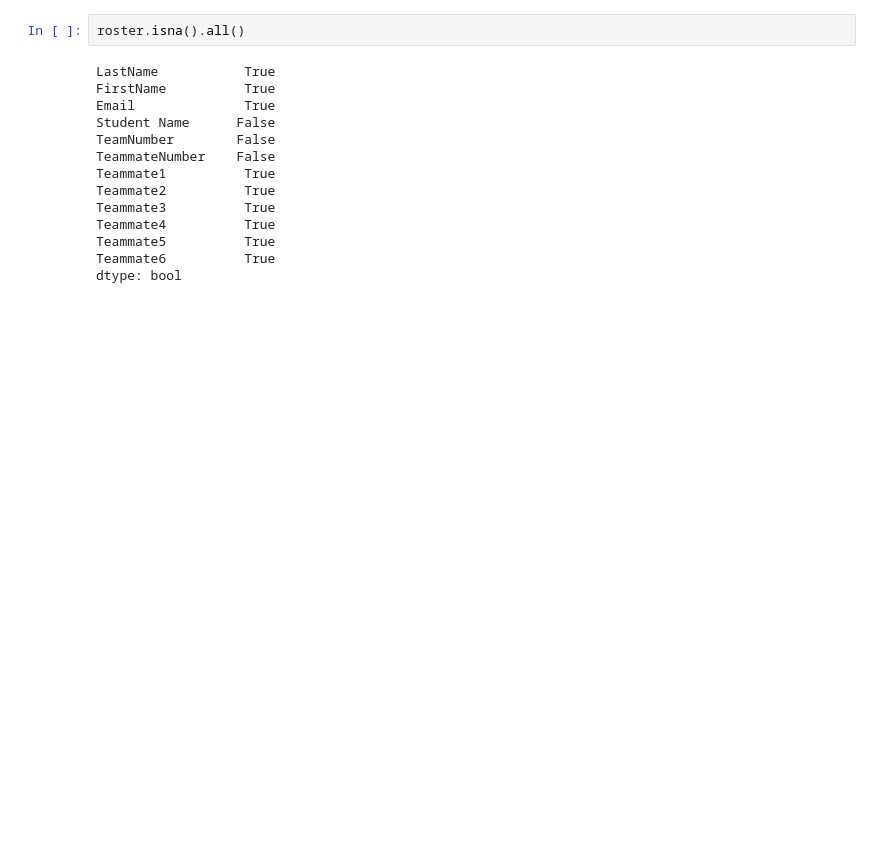
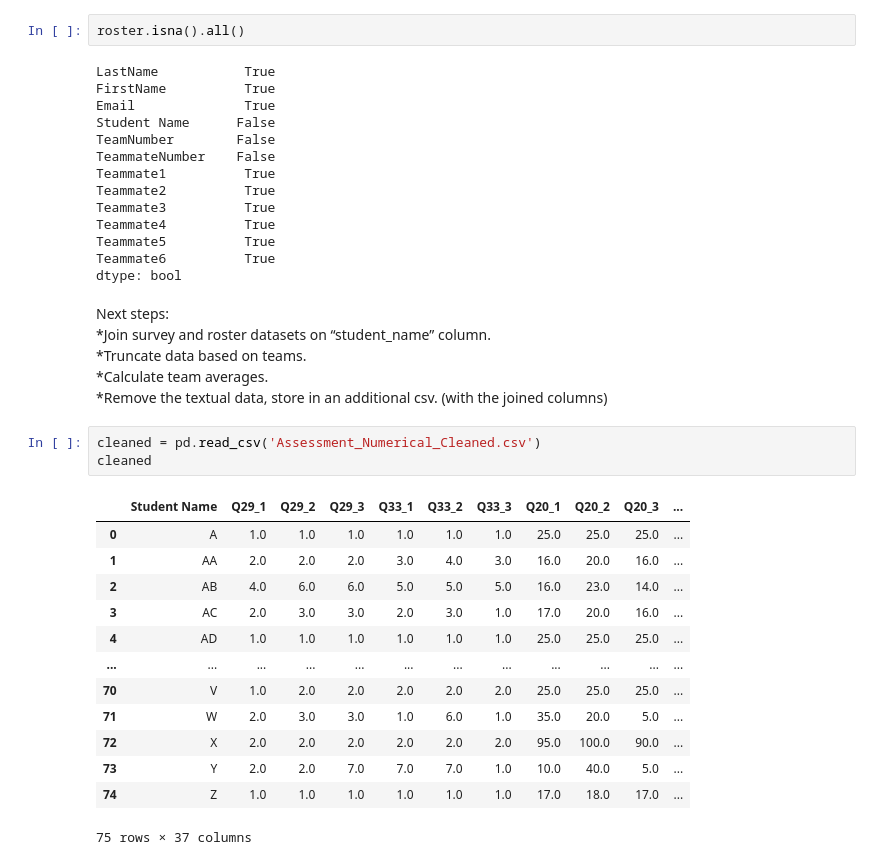
Before and after one commit to PaulDTP/haas, a Jupyter notebook: eda.ipynb, the cells around one changed output. Drawn from its saved outputs; the diff is of its cells as text; blank space fills up the shorter version.

```diff
--- a/eda.ipynb
+++ b/eda.ipynb
@@ -58,3 +58,26 @@ Teammate4          True
 Teammate5          True
 Teammate6          True
 dtype: bool
+# %% [markdown]
+Next steps:
+    *Join survey and roster datasets on “student_name” column.
+    *Truncate data based on teams.
+    *Calculate team averages.
+    *Remove the textual data, store in an additional csv. (with the joined columns)
+# %%
+cleaned = pd.read_csv('Assessment_Numerical_Cleaned.csv')
+cleaned
+# %% [output]
+|  | Student Name | Q29_1 | Q29_2 | Q29_3 | Q33_1 | Q33_2 | Q33_3 | Q20_1 | Q20_2 | Q20_3 | ... |
+| 0 | A | 1.0 | 1.0 | 1.0 | 1.0 | 1.0 | 1.0 | 25.0 | 25.0 | 25.0 | ... |
+| 1 | AA | 2.0 | 2.0 | 2.0 | 3.0 | 4.0 | 3.0 | 16.0 | 20.0 | 16.0 | ... |
+| 2 | AB | 4.0 | 6.0 | 6.0 | 5.0 | 5.0 | 5.0 | 16.0 | 23.0 | 14.0 | ... |
+| 3 | AC | 2.0 | 3.0 | 3.0 | 2.0 | 3.0 | 1.0 | 17.0 | 20.0 | 16.0 | ... |
+| 4 | AD | 1.0 | 1.0 | 1.0 | 1.0 | 1.0 | 1.0 | 25.0 | 25.0 | 25.0 | ... |
+| ... | ... | ... | ... | ... | ... | ... | ... | ... | ... | ... | ... |
+| 70 | V | 1.0 | 2.0 | 2.0 | 2.0 | 2.0 | 2.0 | 25.0 | 25.0 | 25.0 | ... |
+| 71 | W | 2.0 | 3.0 | 3.0 | 1.0 | 6.0 | 1.0 | 35.0 | 20.0 | 5.0 | ... |
+| 72 | X | 2.0 | 2.0 | 2.0 | 2.0 | 2.0 | 2.0 | 95.0 | 100.0 | 90.0 | ... |
+| 73 | Y | 2.0 | 2.0 | 7.0 | 7.0 | 7.0 | 1.0 | 10.0 | 40.0 | 5.0 | ... |
+| 74 | Z | 1.0 | 1.0 | 1.0 | 1.0 | 1.0 | 1.0 | 17.0 | 18.0 | 17.0 | ... |
+75 rows × 37 columns
```
Also changed, not shown: parts of 3 cells of this notebook, 3 other files.
